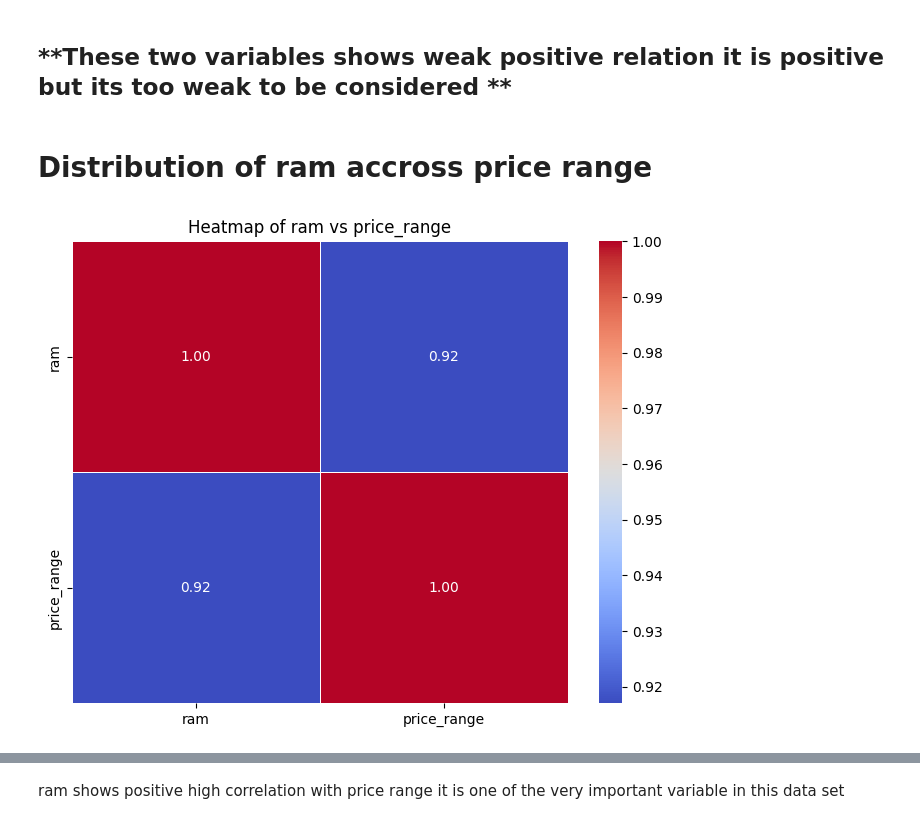
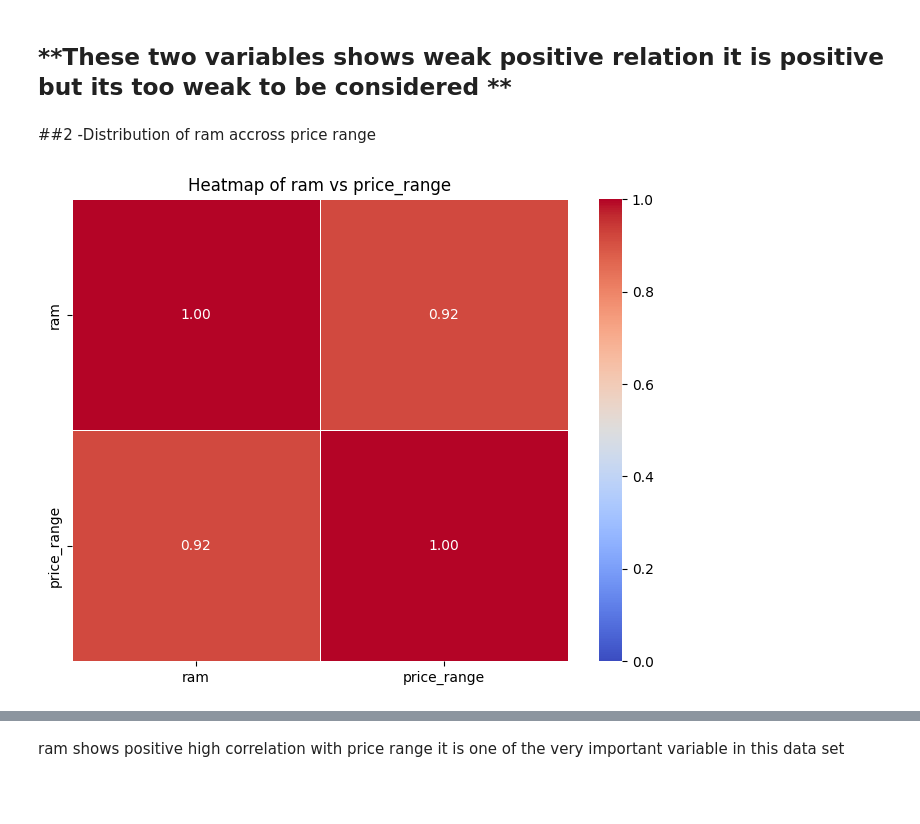
Before and after one commit to surajjorwar/Decision-Tree, a Jupyter notebook: Mobile_price_prediction_.ipynb, the cells around one changed output, grey strips where cells are left out. Saved outputs shown, nothing was run; the diff lists cells and outputs as text; code cells hidden in the pictures; blank space fills up the shorter version.

```diff
--- a/Mobile_price_prediction_.ipynb
+++ b/Mobile_price_prediction_.ipynb
@@ -108,18 +106,18 @@ plt.show()
 # %% [markdown]
 ## **These two variables shows weak positive relation  it is positive but its too weak to be considered **
 # %% [markdown]
-# Distribution of ram accross price range
+##2 -Distribution of ram accross price range
 # %%
 #plotting heat map
 data = df[['ram','price_range']]
 
 # Compute the correlation matrix
 correlation_matrix = data.corr()
 
 # Create a heatmap
 plt.figure(figsize=(8, 6))
-sns.heatmap(correlation_matrix, annot=True, cmap="coolwarm", fmt=".2f", linewidths=.5)
+sns.heatmap(correlation_matrix, annot=True, cmap="coolwarm", fmt=".2f", linewidths=.5, vmin=0, vmax=1)
 plt.title("Heatmap of ram vs price_range")
 plt.show()
 # %% [output]
-[figure, old version]
+[figure, new version]
```
Also changed, not shown: parts of 9 cells of this notebook.
